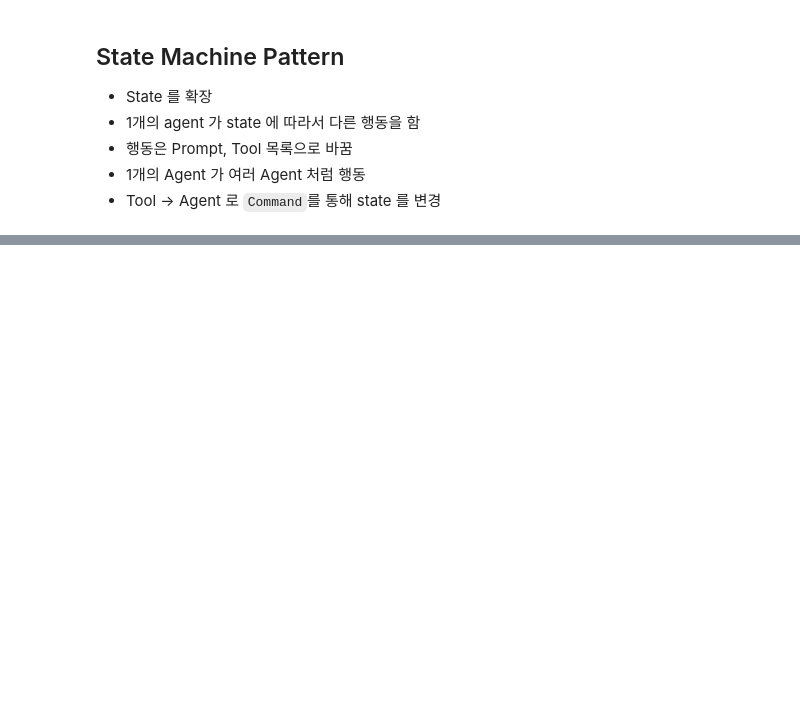
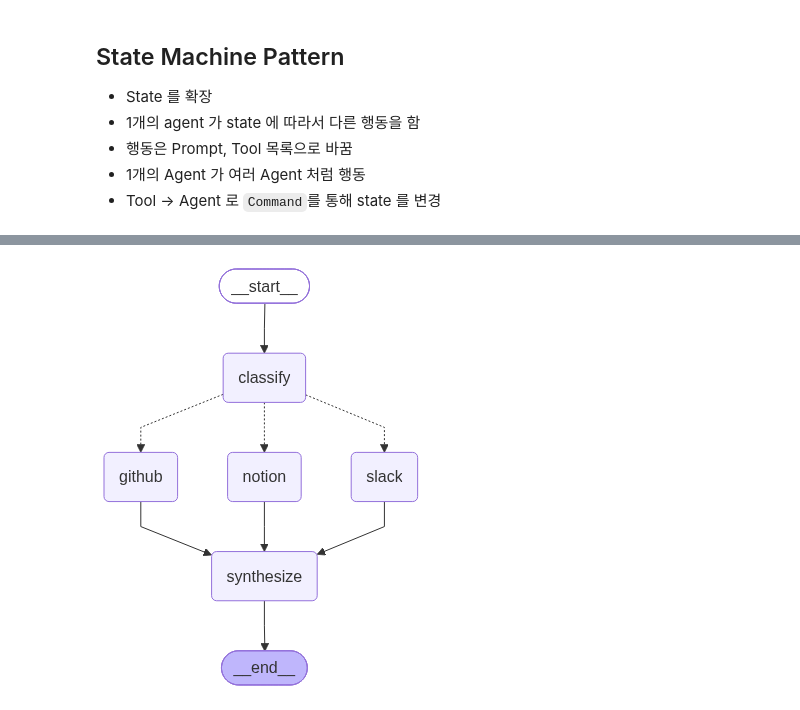
Before and after one commit to verba-neo/gaida-3, a Jupyter notebook: 04-langchain/10_multi_agent.ipynb, the cells around one changed output, grey strips where cells are left out. Saved outputs shown, nothing was run; the diff lists cells and outputs as text; code cells hidden in the pictures; blank space fills up the shorter version.

Commit message:
Agent + HITL

```diff
--- a/04-langchain/10_multi_agent.ipynb
+++ b/04-langchain/10_multi_agent.ipynb
@@ -197,6 +216,7 @@ SUPERVISOR_PROMPT = (
 supervisor_agent = create_agent(
     model=supervisor_llm,
     tools=[manage_email, schedule_event, get_members],
-    system_prompt=SUPERVISOR_PROMPT
+    system_prompt=SUPERVISOR_PROMPT,
+    checkpointer=InMemorySaver()
 )
 # %%
@@ -217,0 +254,5 @@ for kind, item in stream.interleave("messages", "tool_calls"):
+# %%
+for interrupt_ in interrupts:
+    for request in interrupt_.value["action_requests"]:
+        print(f"INTERRUPTED: {interrupt_.id}")
+        print(f"{request['description']}\n")
@@ -455,0 +765,28 @@ for msg in result['messages']:
+# %%
+workflow = (
+    StateGraph(RouterState)
+    .add_node("classify", classify_query)
+    .add_node("github", query_github)
+    .add_node("notion", query_notion)
+    .add_node("slack", query_slack)
+    .add_node("synthesize", synthesize_results)
+    .add_edge(START, "classify")
+    .add_conditional_edges(
+        "classify",
+        route_to_agents,
+        {
+            "github": "github",
+            'notion': 'notion',
+            'slack': 'slack',
+        }
+    )
+    .add_edge("github", "synthesize")
+    .add_edge("notion", "synthesize")
+    .add_edge("slack", "synthesize")
+    .add_edge("synthesize", END)
+    .compile()
+)
+# %%
+workflow
+# %% [output]
+[figure, added]
```
Also changed, not shown: parts of 13 cells of this notebook, 1 other file.
